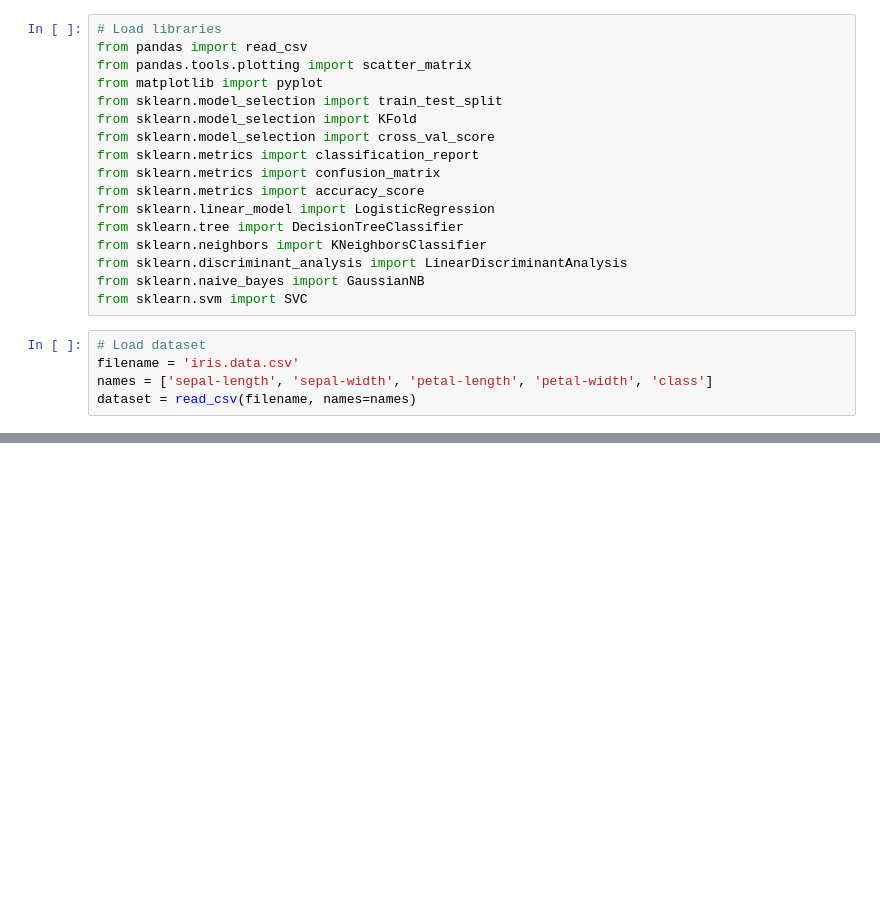
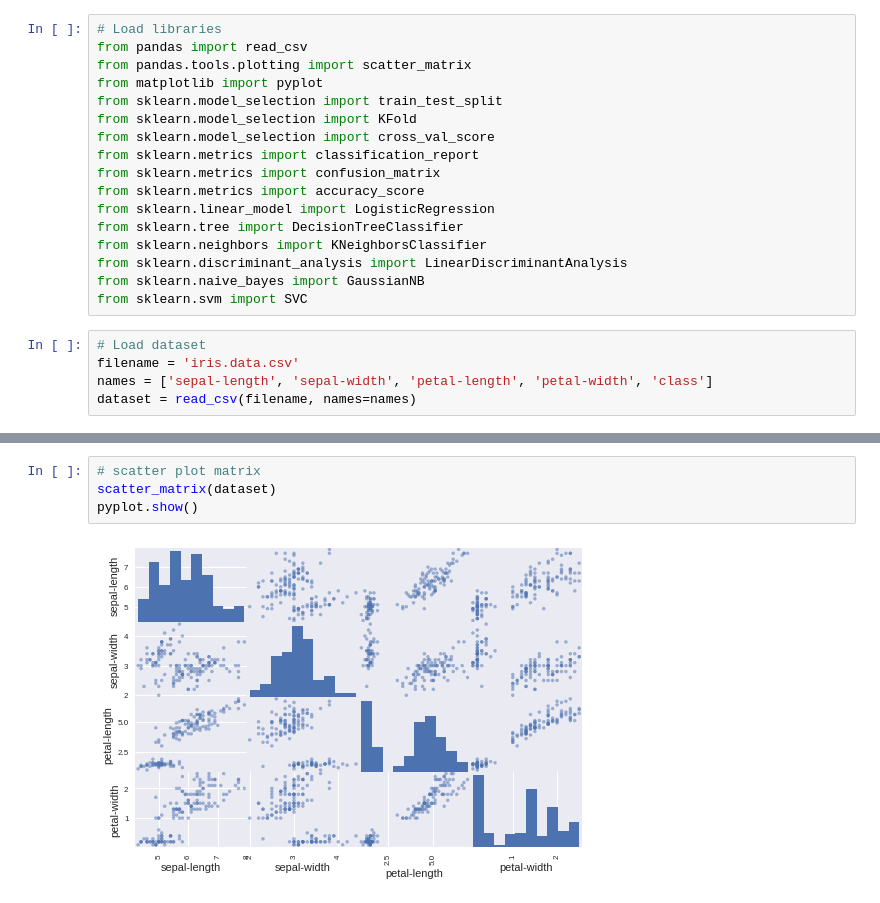
Before and after one commit to athiagarajan/irispetals, a Jupyter notebook: IrisPetals.ipynb, the cells around one changed output, grey strips where cells are left out. Cells and saved outputs as stored; diff of their text form; blank space fills up the shorter version.

```diff
--- a/IrisPetals.ipynb
+++ b/IrisPetals.ipynb
@@ -24,0 +85,6 @@ dataset = read_csv(filename, names=names)
+# %%
+# scatter plot matrix
+scatter_matrix(dataset)
+pyplot.show()
+# %% [output]
+[figure, added]
```
Also changed, not shown: parts of 10 cells of this notebook.
